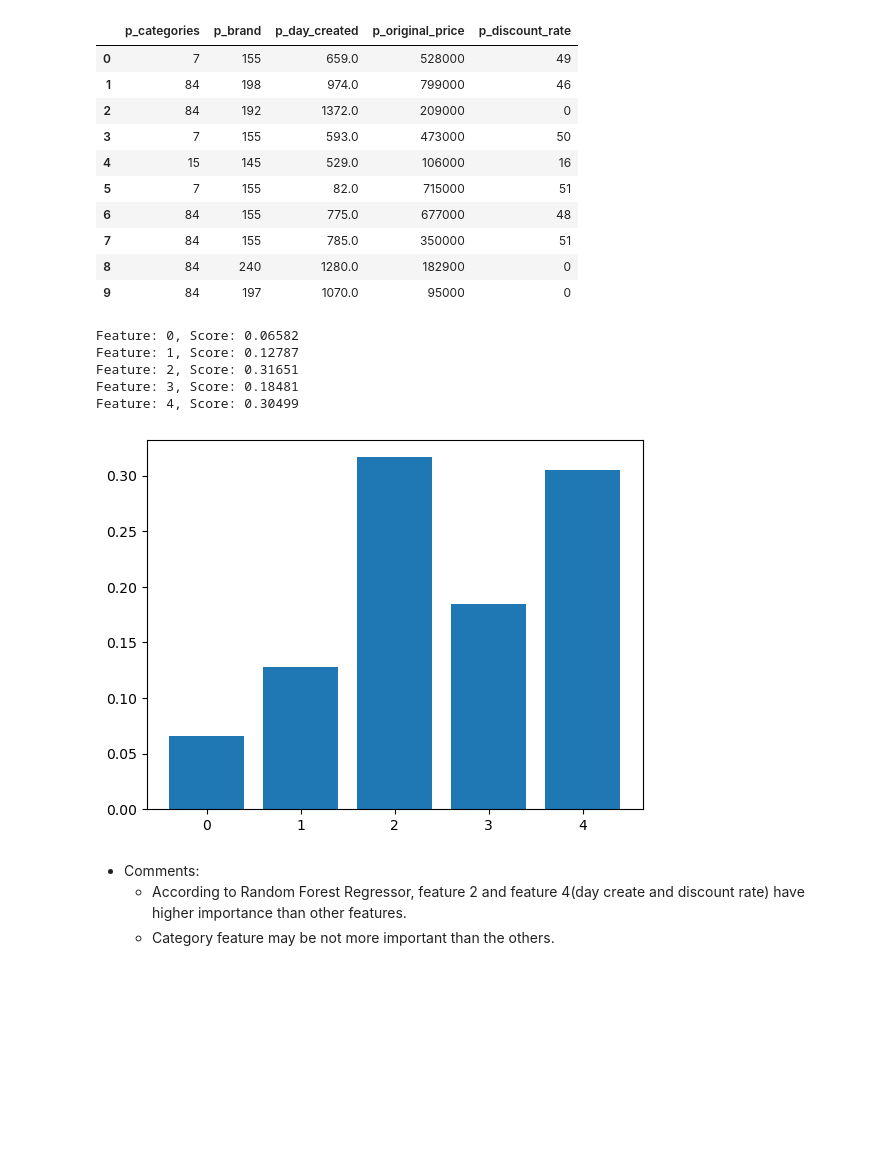
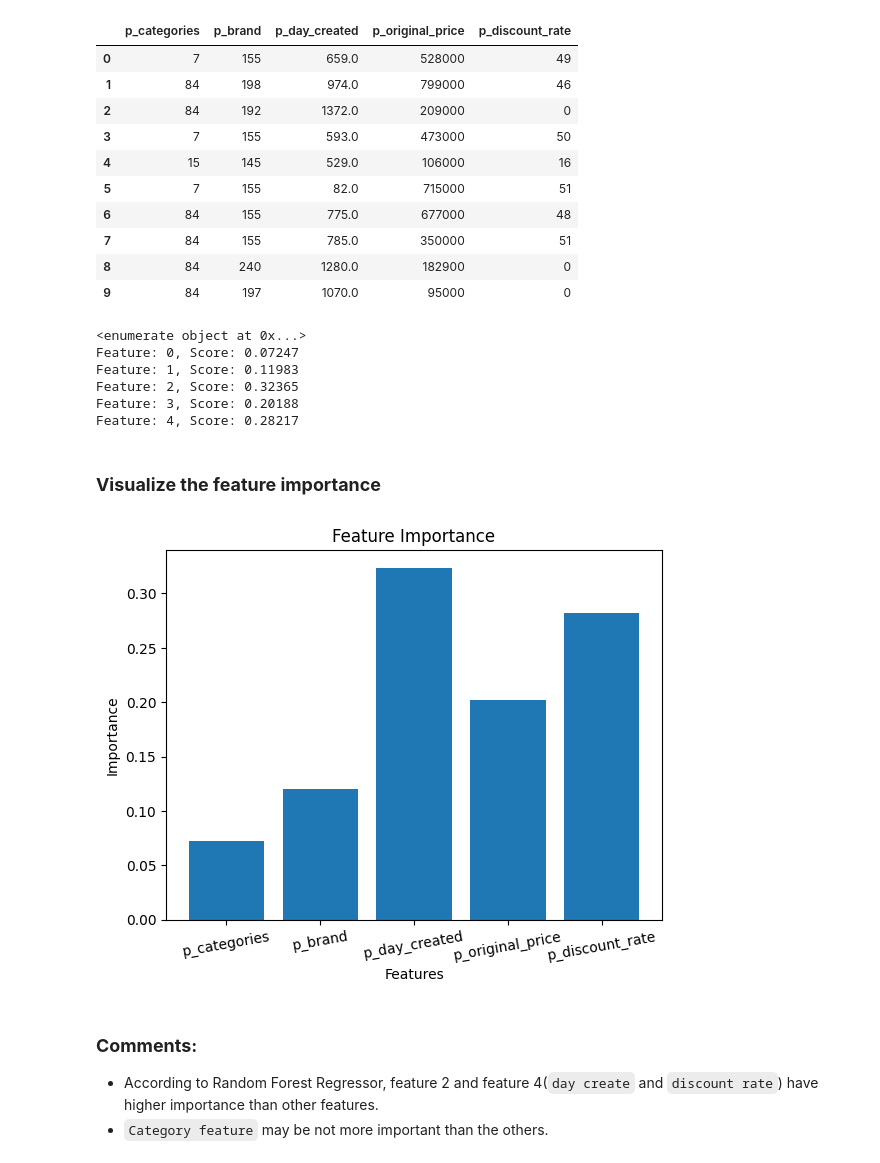
Before and after one commit to TienDat57/IntroductionToDataScience, a Jupyter notebook: src/features/index.ipynb, the cells around one changed output. Cells and saved outputs as stored; diff of their text form; code cells hidden in the pictures; blank space fills up the shorter version.

```diff
--- a/src/features/index.ipynb
+++ b/src/features/index.ipynb
@@ -91,22 +105,34 @@ X.head(10)
 model = RandomForestRegressor()
 # fit the model
 model.fit(X_train, y_train)
+
 # get importance
 importance = model.feature_importances_
+
 # summarize feature importance
 for i,v in enumerate(importance):
     print('Feature: %0d, Score: %.5f' % (i,v))
-# plot feature importance
-plt.bar([x for x in range(len(importance))], importance)
-plt.show()
 # %% [output]
-Feature: 0, Score: 0.06582
-Feature: 1, Score: 0.12787
-Feature: 2, Score: 0.31651
-Feature: 3, Score: 0.18481
-Feature: 4, Score: 0.30499
+<enumerate object at 0x...>
+Feature: 0, Score: 0.07247
+Feature: 1, Score: 0.11983
+Feature: 2, Score: 0.32365
+Feature: 3, Score: 0.20188
+Feature: 4, Score: 0.28217
-[figure, removed]
+# %% [markdown]
+### **Visualize the feature importance**
+# %%
+# plot feature importance
+data_barchart = pd.DataFrame(importance, index=X.columns, columns=['Importance'])
+plt.title('Feature Importance')
+plt.xlabel('Features')
+plt.ylabel('Importance')
+plt.xticks(rotation=10)
+plt.bar(data_barchart.index, data_barchart.Importance)
+plt.show()
+# %% [output]
+[figure, added]
 # %% [markdown]
-- Comments:
-    - According to Random Forest Regressor, feature 2 and feature 4(day create and discount rate) have higher importance than other features.
-    - Category feature may be not more important than the others.
+### **Comments:**
+- According to Random Forest Regressor, feature 2 and feature 4(`day create` and `discount rate`) have higher importance than other features.
+- `Category feature` may be not more important than the others.
```
Also changed, not shown: parts of 6 cells of this notebook, 3 other files.
